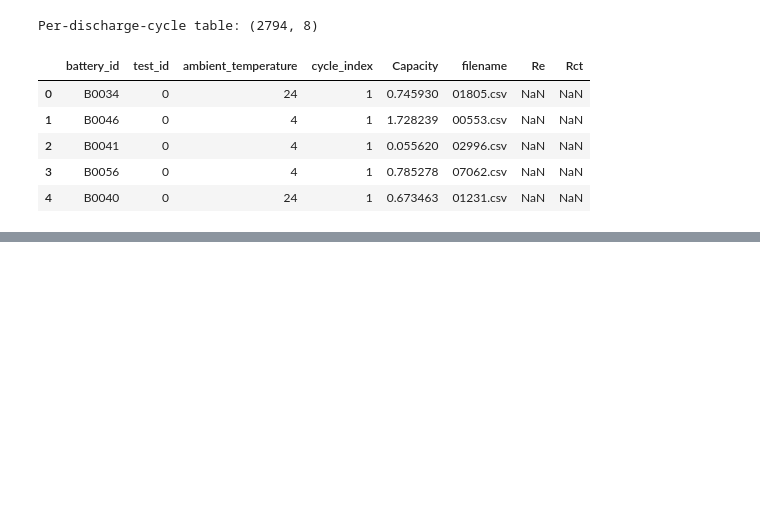
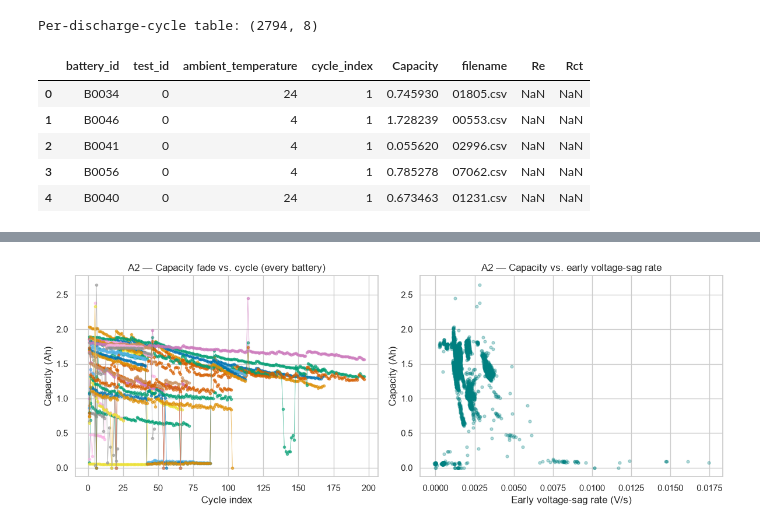
Before and after one commit to Roots26Hz/ChargeIQ, a Jupyter notebook: notebooks/regression.ipynb, the cells around one changed output, grey strips where cells are left out. Drawn from its saved outputs; the diff is of its cells as text; code cells hidden in the pictures; blank space fills up the shorter version.

```diff
--- a/notebooks/regression.ipynb
+++ b/notebooks/regression.ipynb
@@ -110,0 +247,14 @@ Per-discharge-cycle table: (2794, 8)
+# %%
+fig, axes = plt.subplots(1, 2, figsize=(12, 4.5))
+for bid, g in analysis_df.groupby("battery_id"):
+    axes[0].plot(g["cycle_index"], g["Capacity"], marker=".", linewidth=0.7, alpha=0.6)
+axes[0].set_xlabel("Cycle index"); axes[0].set_ylabel("Capacity (Ah)")
+axes[0].set_title("A2 — Capacity fade vs. cycle (every battery)")
+
+axes[1].scatter(analysis_df["early_voltage_sag_rate"], analysis_df["Capacity"], alpha=0.3, s=12, color="teal")
+axes[1].set_xlabel("Early voltage-sag rate (V/s)"); axes[1].set_ylabel("Capacity (Ah)")
+axes[1].set_title("A2 — Capacity vs. early voltage-sag rate")
+plt.savefig("a2_scatterplots.png", bbox_inches="tight")
+plt.show()
+# %% [output]
+[figure, added]
```
Also changed, not shown: parts of 8 cells of this notebook.
